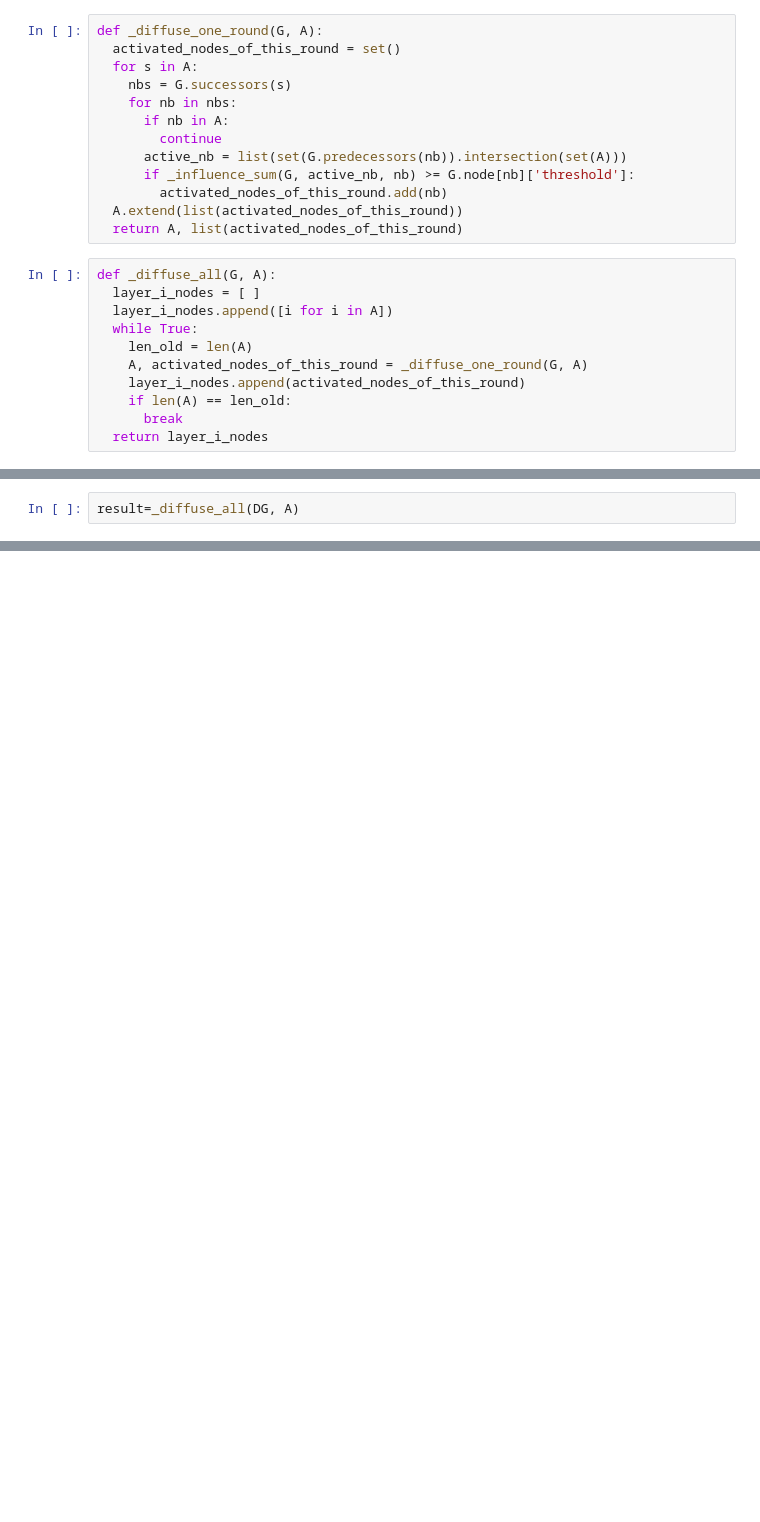
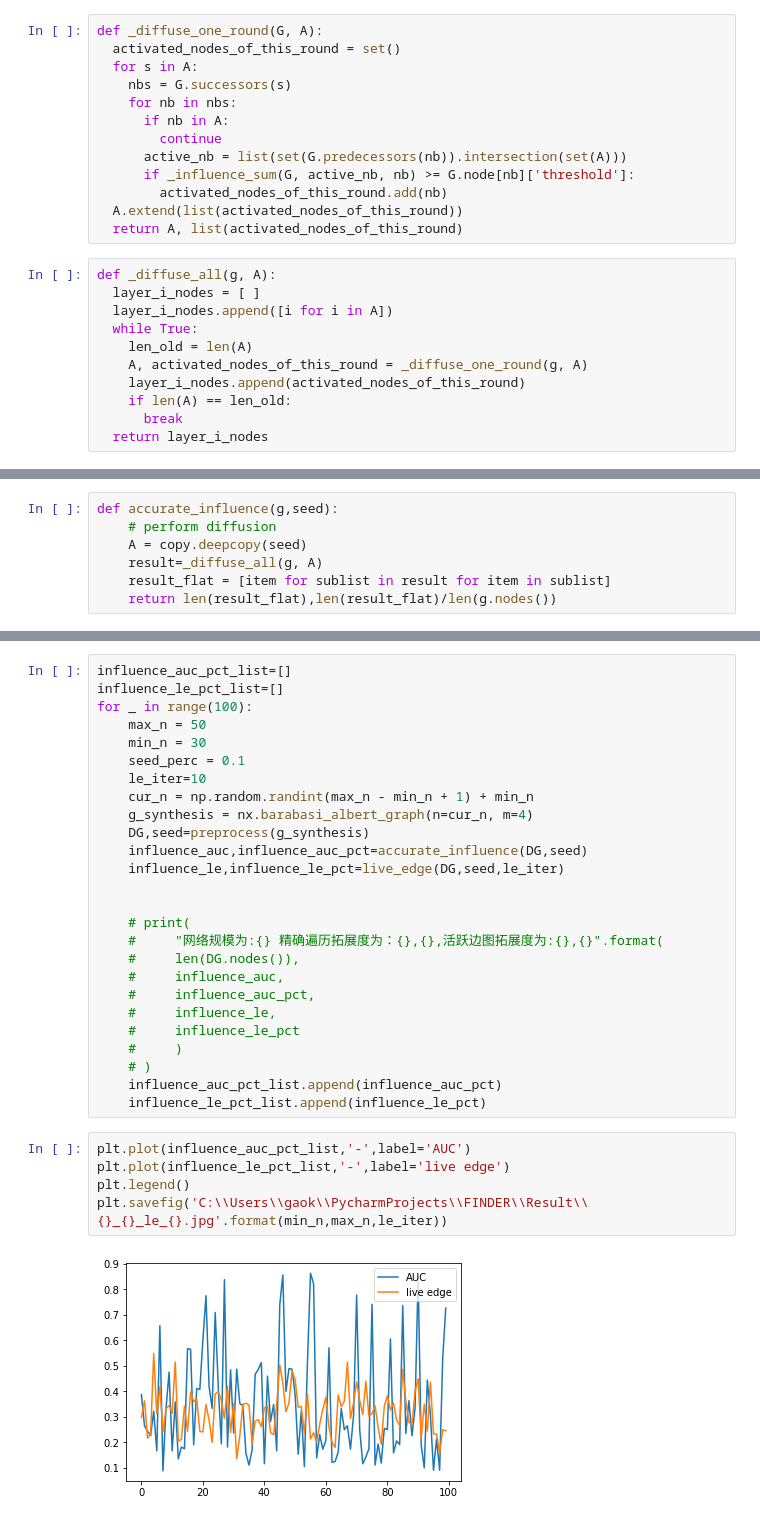
Before and after one commit to qqaazxddrr/FINDER, a Jupyter notebook: playground.ipynb, the cells around one changed output, grey strips where cells are left out. Saved outputs shown, nothing was run; the diff lists cells and outputs as text; blank space fills up the shorter version.

```diff
--- a/playground.ipynb
+++ b/playground.ipynb
@@ -73,12 +68,12 @@ def _diffuse_one_round(G, A):
   A.extend(list(activated_nodes_of_this_round))
   return A, list(activated_nodes_of_this_round)
 # %%
-def _diffuse_all(G, A):
+def _diffuse_all(g, A):
   layer_i_nodes = [ ]
   layer_i_nodes.append([i for i in A])
   while True:
     len_old = len(A)
-    A, activated_nodes_of_this_round = _diffuse_one_round(G, A)
+    A, activated_nodes_of_this_round = _diffuse_one_round(g, A)
     layer_i_nodes.append(activated_nodes_of_this_round)
     if len(A) == len_old:
       break
@@ -89,2 +80,0 @@ A = copy.deepcopy(seed)
-# %%
-result=_diffuse_all(DG, A)
@@ -99,0 +81,7 @@ result
+# %%
+def accurate_influence(g,seed):
+    # perform diffusion
+    A = copy.deepcopy(seed)
+    result=_diffuse_all(g, A)
+    result_flat = [item for sublist in result for item in sublist]
+    return len(result_flat),len(result_flat)/len(g.nodes())
@@ -99,0 +111,33 @@ result
+# %%
+influence_auc_pct_list=[]
+influence_le_pct_list=[]
+for _ in range(100):
+    max_n = 50
+    min_n = 30
+    seed_perc = 0.1
+    le_iter=10
+    cur_n = np.random.randint(max_n - min_n + 1) + min_n
+    g_synthesis = nx.barabasi_albert_graph(n=cur_n, m=4)
+    DG,seed=preprocess(g_synthesis)
+    influence_auc,influence_auc_pct=accurate_influence(DG,seed)
+    influence_le,influence_le_pct=live_edge(DG,seed,le_iter)
+
+
+    # print(
+    #     "网络规模为:{} 精确遍历拓展度为：{},{},活跃边图拓展度为:{},{}".format(
+    #     len(DG.nodes()),
+    #     influence_auc,
+    #     influence_auc_pct,
+    #     influence_le,
+    #     influence_le_pct
+    #     )
+    # )
+    influence_auc_pct_list.append(influence_auc_pct)
+    influence_le_pct_list.append(influence_le_pct)
+# %%
+plt.plot(influence_auc_pct_list,'-',label='AUC')
+plt.plot(influence_le_pct_list,'-',label='live edge')
+plt.legend()
+plt.savefig('C:\\Users\\gaok\\PycharmProjects\\FINDER\\Result\\{}_{}_le_{}.jpg'.format(min_n,max_n,le_iter))
+# %% [output]
+[figure, added]
```
Also changed, not shown: parts of 12 cells of this notebook, 6 other files.
